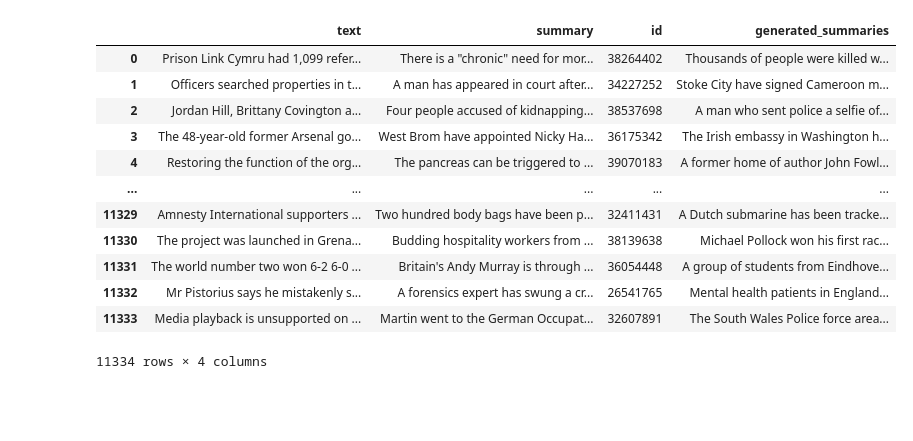
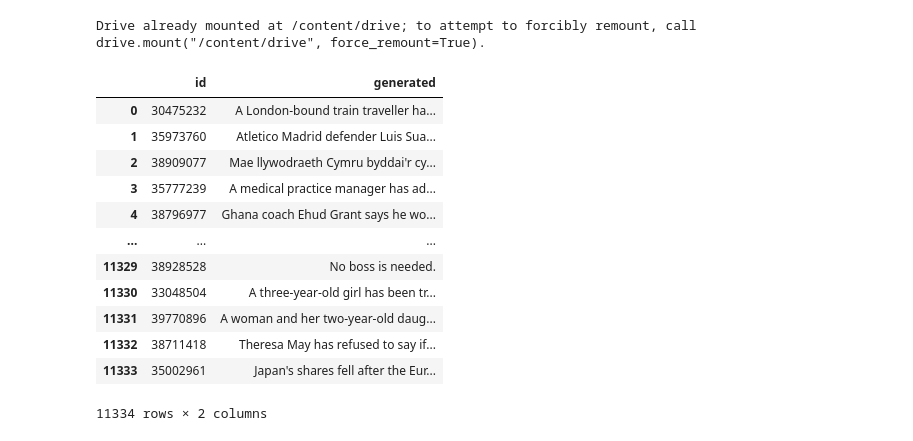
Before and after one commit to kevin-rn/Efficient-Fact-checking, a Jupyter notebook: comparison_data.ipynb, the cells around one changed output. Drawn from its saved outputs; the diff is of its cells as text; code cells hidden in the pictures; blank space fills up the shorter version.

Commit message:
update dataframes

```diff
--- a/comparison_data.ipynb
+++ b/comparison_data.ipynb
@@ -2,0 +8,5 @@ import pandas as pd
+# %%
+from google.colab import drive
+drive.mount('/content/drive')
+# %% [output]
+Drive already mounted at /content/drive; to attempt to forcibly remount, call drive.mount("/content/drive", force_remount=True).
@@ -3,18 +15,18 @@ import pandas as pd
 # %%
-df_t5 = pd.read_csv("data/generated_summaries/T5_summary_output.csv")
+df_t5 = pd.read_csv("data/generated_summaries/T5_xsum.csv")
 df_t5
 # %% [output]
-|  | text | summary | id | generated_summaries |
-| 0 | Prison Link Cymru had 1,099 refer... | There is a "chronic" need for mor... | 38264402 | Thousands of people were killed w... |
-| 1 | Officers searched properties in t... | A man has appeared in court after... | 34227252 | Stoke City have signed Cameroon m... |
-| 2 | Jordan Hill, Brittany Covington a... | Four people accused of kidnapping... | 38537698 | A man who sent police a selfie of... |
-| 3 | The 48-year-old former Arsenal go... | West Brom have appointed Nicky Ha... | 36175342 | The Irish embassy in Washington h... |
-| 4 | Restoring the function of the org... | The pancreas can be triggered to ... | 39070183 | A former home of author John Fowl... |
-| ... | ... | ... | ... | ... |
-| 11329 | Amnesty International supporters ... | Two hundred body bags have been p... | 32411431 | A Dutch submarine has been tracke... |
-| 11330 | The project was launched in Grena... | Budding hospitality workers from ... | 38139638 | Michael Pollock won his first rac... |
-| 11331 | The world number two won 6-2 6-0 ... | Britain's Andy Murray is through ... | 36054448 | A group of students from Eindhove... |
-| 11332 | Mr Pistorius says he mistakenly s... | A forensics expert has swung a cr... | 26541765 | Mental health patients in England... |
-| 11333 | Media playback is unsupported on ... | Martin went to the German Occupat... | 32607891 | The South Wales Police force area... |
+|  | id | generated |
+| 0 | 30475232 | A London-bound train traveller ha... |
+| 1 | 35973760 | Atletico Madrid defender Luis Sua... |
+| 2 | 38909077 | Mae llywodraeth Cymru byddai'r cy... |
+| 3 | 35777239 | A medical practice manager has ad... |
+| 4 | 38796977 | Ghana coach Ehud Grant says he wo... |
+| ... | ... | ... |
+| 11329 | 38928528 | No boss is needed. |
+| 11330 | 33048504 | A three-year-old girl has been tr... |
+| 11331 | 39770896 | A woman and her two-year-old daug... |
+| 11332 | 38711418 | Theresa May has refused to say if... |
+| 11333 | 35002961 | Japan's shares fell after the Eur... |
-11334 rows × 4 columns
+11334 rows × 2 columns
 # %%
```
Also changed, not shown: parts of 7 cells of this notebook.
